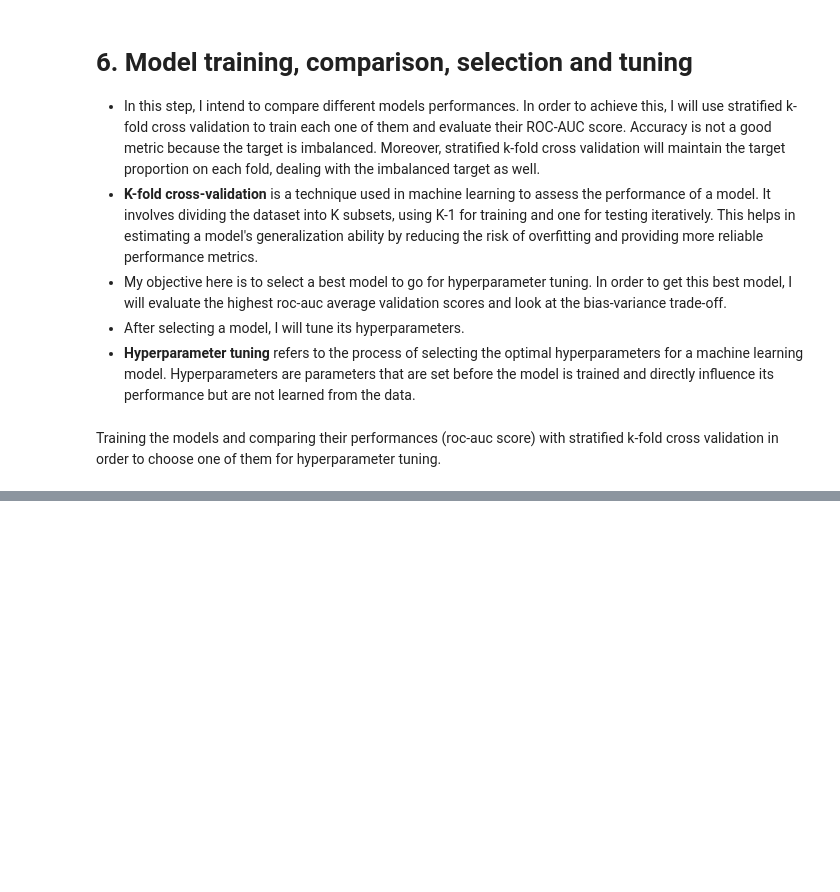
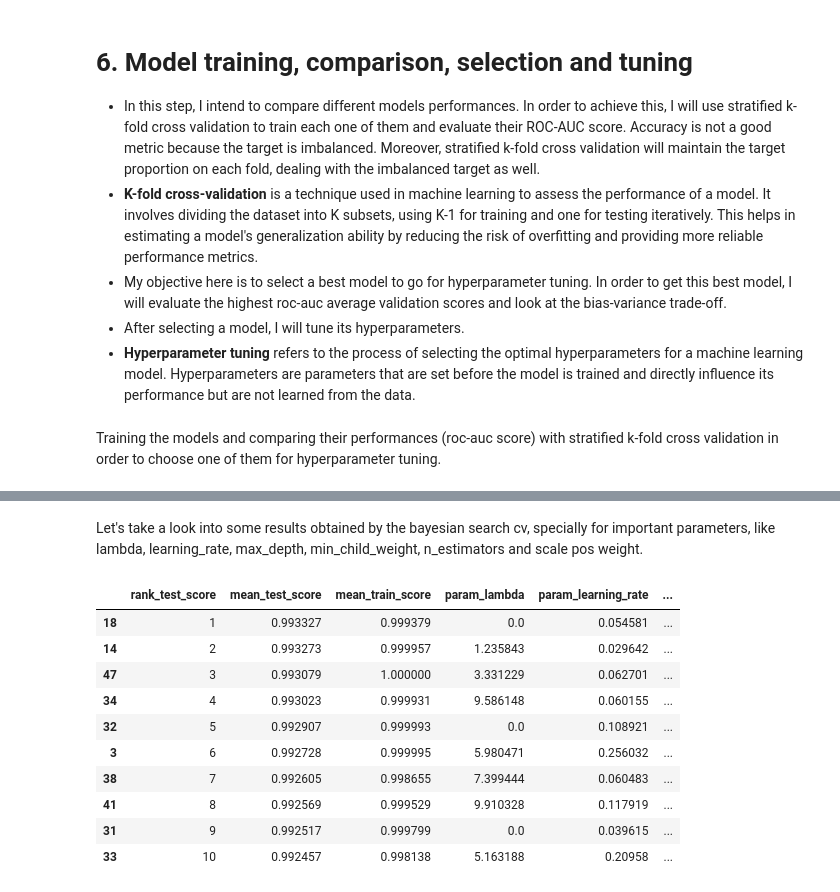
Before and after one commit to allmeidaapedro/Churn-Prediction-Credit-Card, a Jupyter notebook: notebooks/2. Modelling.ipynb, the cells around one changed output, grey strips where cells are left out. Saved outputs shown, nothing was run; the diff lists cells and outputs as text; code cells hidden in the pictures; blank space fills up the shorter version.

```diff
--- a/notebooks/2. Modelling.ipynb
+++ b/notebooks/2. Modelling.ipynb
@@ -262,0 +311,20 @@ models = {
+# %%
+n_folds = 5
+stratified_kfold = StratifiedKFold(n_splits=n_folds, shuffle=True, random_state=42)
+
+search_space = {
+    'n_estimators': Integer(100, 500),
+    'max_depth': Integer(2,16),
+    'learning_rate': Real(0.001, 1.0, prior='log-uniform'),
+    'min_child_weight': Integer(1,10),
+    'subsample': Real(0.5, 1.0),
+    'colsample_bytree': Real(0.5, 1.0),
+    'lambda': Real(0.0, 10.0),
+    'gamma': Real(0.0, 10.0),
+    'scale_pos_weight': Integer(1, 10)
+}
+
+bayesian_search = BayesSearchCV(XGBClassifier(), search_space, cv=stratified_kfold, n_iter=50,
+                                scoring='roc_auc', return_train_score=True, random_state=42)
+# %%
+bayesian_search.fit(X_train_prepared, y_train)
@@ -262,0 +361,22 @@ models = {
+# %% [markdown]
+Let's take a look into some results obtained by the bayesian search cv, specially for important parameters, like lambda, learning_rate, max_depth, min_child_weight, n_estimators and scale pos weight.
+# %%
+bayesian_search_results = pd.DataFrame(bayesian_search.cv_results_)
+bayesian_search_results = bayesian_search_results[['rank_test_score','mean_test_score',
+                                                   'mean_train_score', 'param_lambda',
+                                                   'param_learning_rate', 'param_max_depth',
+                                                   'param_min_child_weight', 'param_n_estimators',
+                                                   'param_scale_pos_weight']]
+bayesian_search_results.sort_values(['rank_test_score']).head(10)
+# %% [output]
+|  | rank_test_score | mean_test_score | mean_train_score | param_lambda | param_learning_rate | ... |
+| 18 | 1 | 0.993327 | 0.999379 | 0.0 | 0.054581 | ... |
+| 14 | 2 | 0.993273 | 0.999957 | 1.235843 | 0.029642 | ... |
+| 47 | 3 | 0.993079 | 1.000000 | 3.331229 | 0.062701 | ... |
+| 34 | 4 | 0.993023 | 0.999931 | 9.586148 | 0.060155 | ... |
+| 32 | 5 | 0.992907 | 0.999993 | 0.0 | 0.108921 | ... |
+| 3 | 6 | 0.992728 | 0.999995 | 5.980471 | 0.256032 | ... |
+| 38 | 7 | 0.992605 | 0.998655 | 7.399444 | 0.060483 | ... |
+| 41 | 8 | 0.992569 | 0.999529 | 9.910328 | 0.117919 | ... |
+| 31 | 9 | 0.992517 | 0.999799 | 0.0 | 0.039615 | ... |
+| 33 | 10 | 0.992457 | 0.998138 | 5.163188 | 0.20958 | ... |
```
Also changed, not shown: parts of 19 cells of this notebook, 1 other file.
